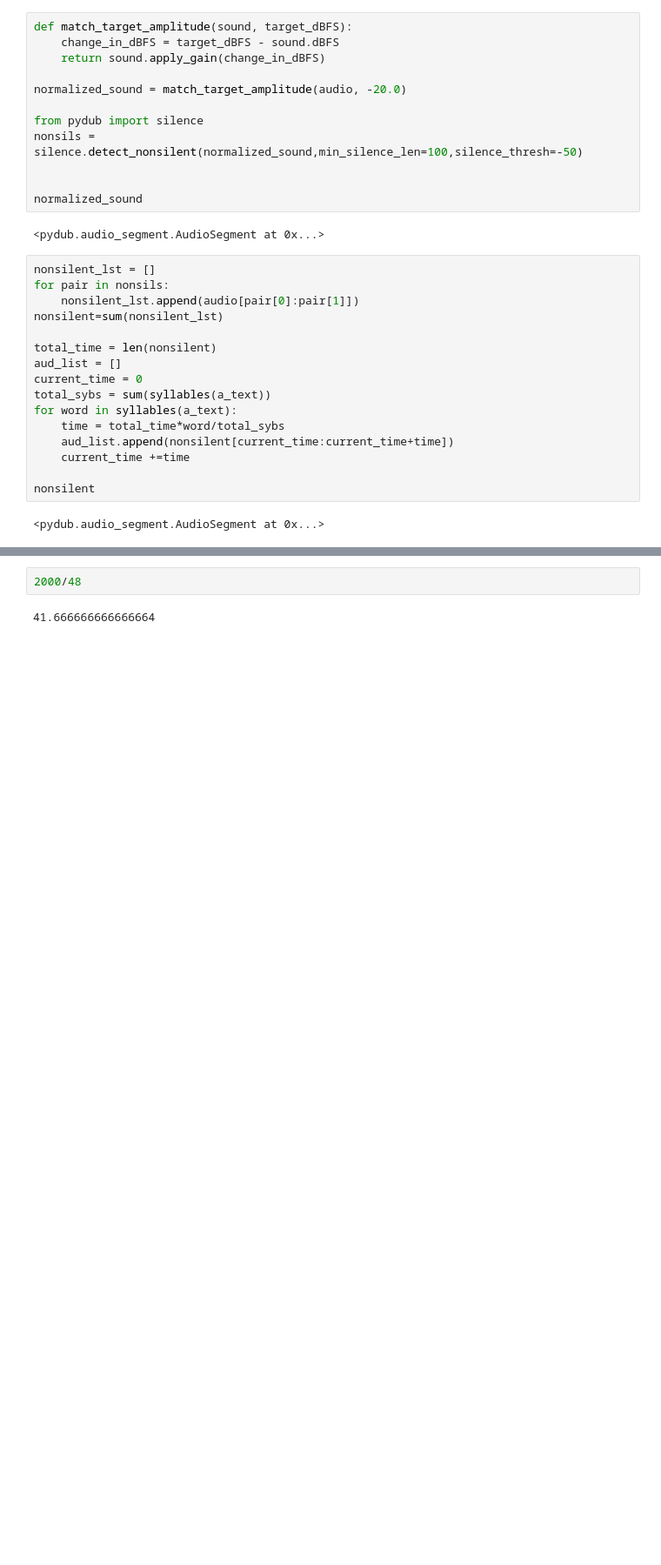
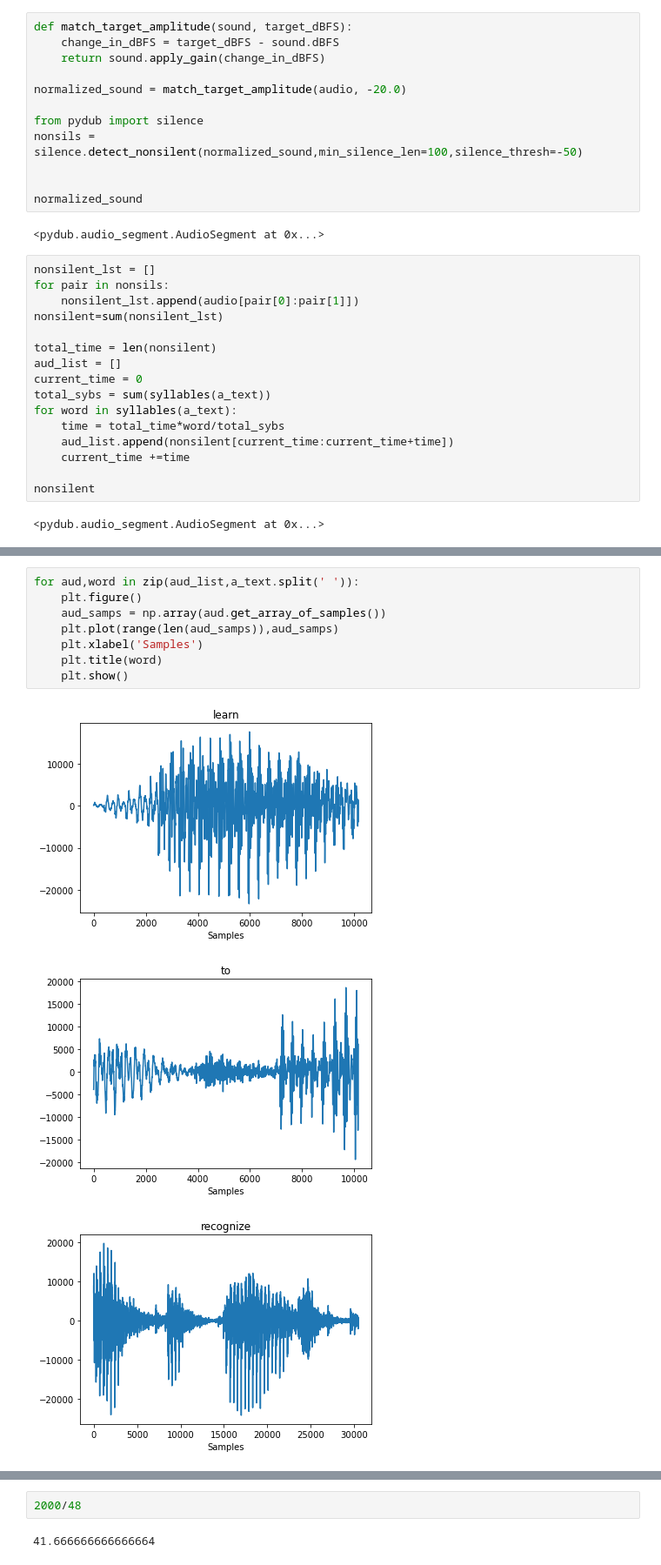
Before and after one commit to anbillinger/capstone, a Jupyter notebook: EDA.ipynb, the cells around one changed output, grey strips where cells are left out. Shown at 87% size. Drawn from its saved outputs; the diff is of its cells as text; blank space fills up the shorter version.

```diff
--- a/EDA.ipynb
+++ b/EDA.ipynb
@@ -109,0 +107,12 @@ for aud in aud_list:
+# %%
+for aud,word in zip(aud_list,a_text.split(' ')):
+    plt.figure()
+    aud_samps = np.array(aud.get_array_of_samples())
+    plt.plot(range(len(aud_samps)),aud_samps)
+    plt.xlabel('Samples')
+    plt.title(word)
+    plt.show()
+# %% [output]
+[figure, added]
+[figure, added]
+[figure, added]
```
Also changed, not shown: parts of 7 cells of this notebook, 11 other files.
